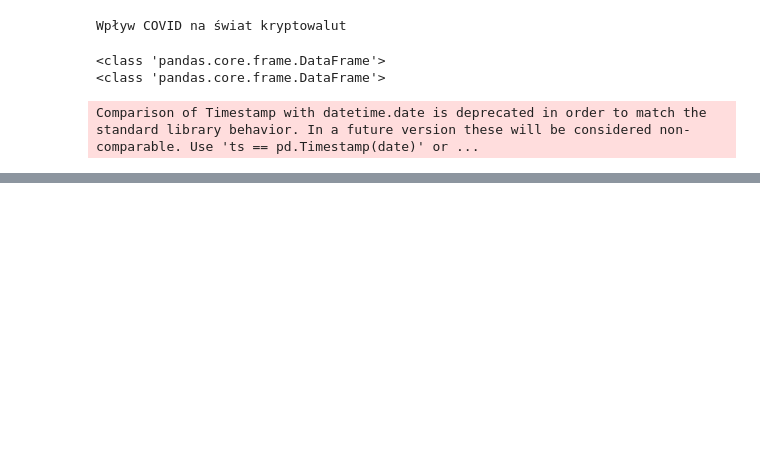
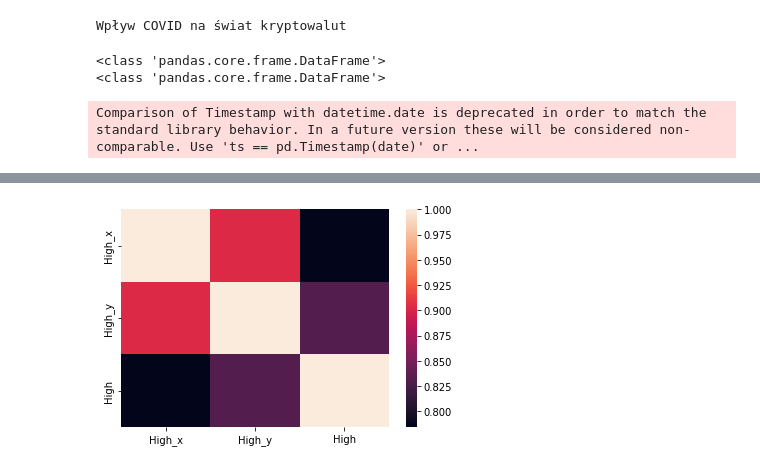
Before and after one commit to PrzemekZiemiakowski/COVID19BigData, a Jupyter notebook: covidvsworld.ipynb, the cells around one changed output, grey strips where cells are left out. Saved outputs shown, nothing was run; the diff lists cells and outputs as text; code cells hidden in the pictures; blank space fills up the shorter version.

Commit message:
added graph crypto cor TODO:sleep

```diff
--- a/covidvsworld.ipynb
+++ b/covidvsworld.ipynb
@@ -127,3 +127,29 @@ fig = go.Figure(data=
 fig.show()
 # %% [output]
 [interactive output not drawn]
+# %%
+import scipy
+import seaborn as sns
+#Sprawdzimy czy inne kryptowaluty(pokażemy dlaczego analizowalismy tylko BTC w pierwszym wykresie)
+#BTC VS ETHEREUM VS Litecoin vs inne
+
+columnListcrypto=["Symbol","Date","High"]
+bitCoinPrice= pd.read_csv('coin_BitCoin.csv',usecols=columnListcrypto)
+bitCoinPrice['Date']=pd.to_datetime(bitCoinPrice['Date'])
+#eth
+columnListBTC=["Symbol","Date","High"]
+ETHPrice= pd.read_csv('coin_Ethereum.csv',usecols=columnListcrypto)
+ETHPrice['Date']=pd.to_datetime(ETHPrice['Date'])
+#litecoin
+columnListcrypto=["Symbol","Date","High"]
+liteCoinPrice= pd.read_csv('coin_Litecoin.csv',usecols=columnListcrypto)
+liteCoinPrice['Date']=pd.to_datetime(liteCoinPrice['Date'])
+merged_data=pd.merge(pd.merge(bitCoinPrice,ETHPrice,on='Date',how='inner'),liteCoinPrice,on='Date',how='inner')
+print(merged_data)
+merged_data.corr(method='kendall')
+sns.heatmap(merged_data.corr())
+fig = px.imshow(merged_data.corr(method='kendall'),  labels=dict(x="Korelacja kryptowalut", y="Nazwa", color="Productivity"),
+                x=['BTC', 'ETH', 'LTC'],
+                y=['BTC', 'ETH', 'LTC'], text_auto=True)
+fig.show()
+# %% [output]
@@ -129,0 +174 @@ fig.show()
+[figure, added]
```
Also changed, not shown: parts of 2 cells of this notebook, 2 other files.
